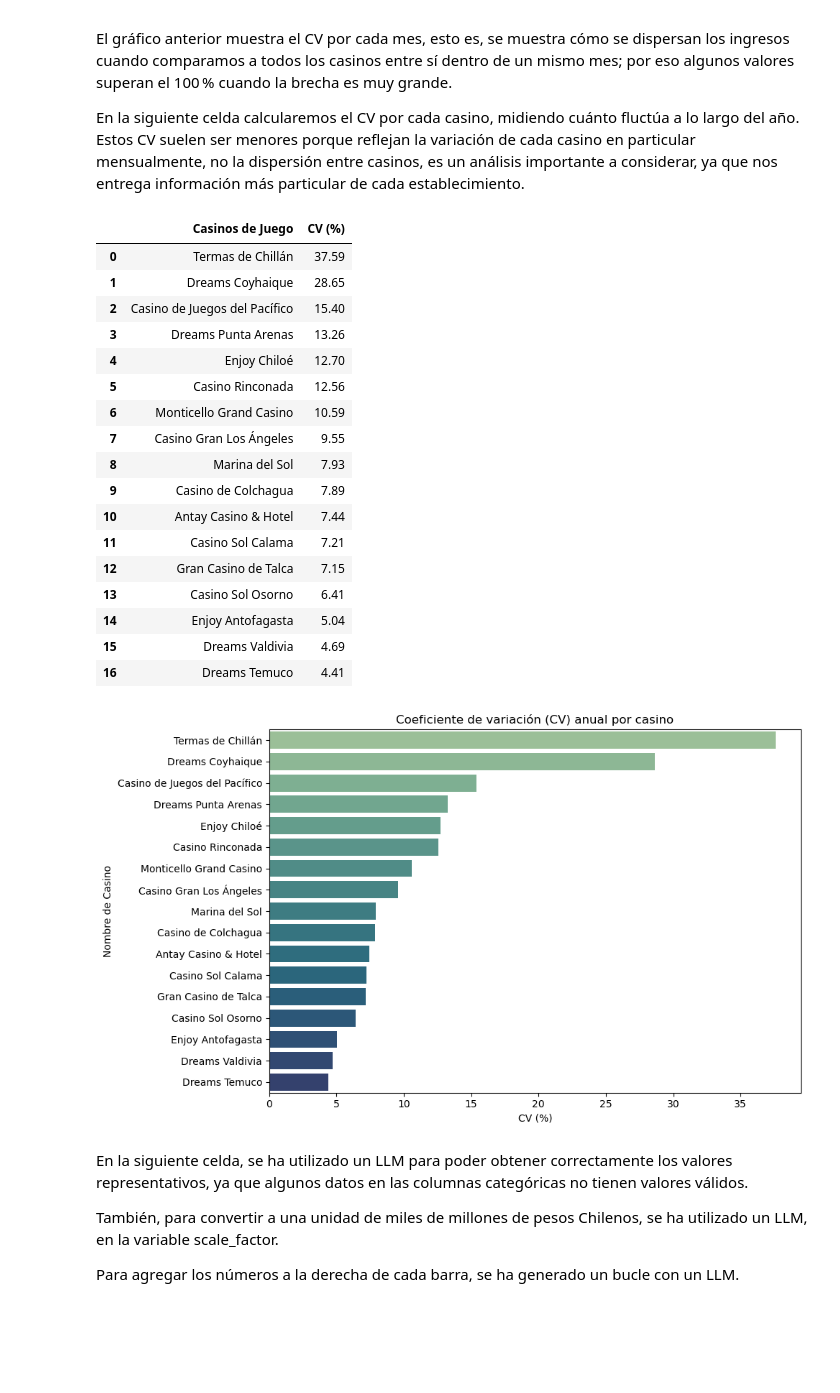
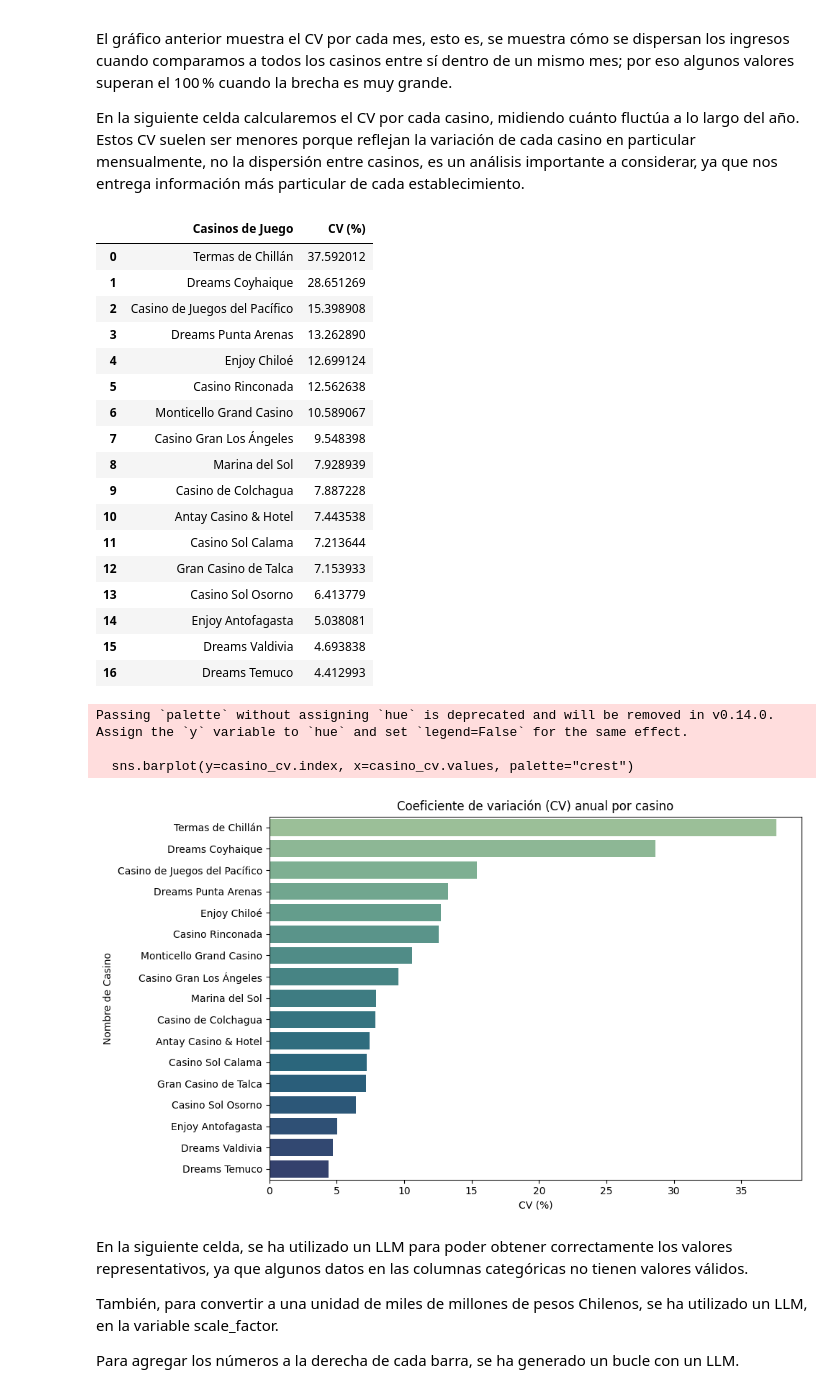
Before and after one commit to ReToxiE/Proyecto-IMT-2200-2-Grupo-5, a Jupyter notebook: notebooks/analisis_final.ipynb, the cells around one changed output. Saved outputs shown, nothing was run; the diff lists cells and outputs as text; code cells hidden in the pictures; blank space fills up the shorter version.

```diff
--- a/notebooks/analisis_final.ipynb
+++ b/notebooks/analisis_final.ipynb
@@ -491,9 +499,7 @@ else:
 ... (10 outputs left out)
 # %%
 # Variabilidad mensual y participación relativa
-MONTH_ORDER = [
-    "Enero","Febrero","Marzo","Abril","Mayo","Junio","Julio","Agosto","Septiembre","Octubre","Noviembre","Diciembre",
- ]
+MONTH_ORDER = ["Enero","Febrero","Marzo","Abril","Mayo","Junio","Julio","Agosto","Septiembre","Octubre","Noviembre","Diciembre",]
 
 monthly_columns = [col for col in MONTH_ORDER if col in df.columns]
 
@@ -517,9 +523,7 @@ plt.savefig(os.path.join(FIGURES_DIR, "cv_mensual.png"), dpi=150)
 plt.show()
 
 casino_cv = (df_months.std(axis=1) / df_months.mean(axis=1)).mul(100).sort_values(ascending=False) # Línea generada con AI
-cv_table = (
-    casino_cv.rename("CV (%)").reset_index().rename(columns={"index": "Casinos de Juego"}) # Línea generada con AI
- )
+cv_table = (casino_cv.rename("CV (%)").reset_index().rename(columns={"index": "Casinos de Juego"})) # Línea generada con AI
 display(cv_table)
 
 row_totals = df_months.sum(axis=1).replace(0, np.nan)
@@ -562,38 +569,40 @@ En la siguiente celda calcularemos el CV por cada casino, midiendo cuánto fluct
 Estos CV suelen ser menores porque reflejan la variación de cada casino en particular mensualmente, no la dispersión entre casinos, es un análisis importante a considerar, ya que nos entrega información más particular de cada establecimiento.
 # %%
 casino_cv = (df_months.std(axis=1) / df_months.mean(axis=1)).mul(100).sort_values(ascending=False)
-cv_table = (
-    casino_cv.rename("CV (%)").reset_index().rename(columns={"index": "Casinos de Juego"})
-)
+cv_table = (casino_cv.rename("CV (%)").reset_index().rename(columns={"index": "Casinos de Juego"}))
+
 display(cv_table)
 
 plt.figure(figsize=(10, 6))
 sns.barplot(y=casino_cv.index, x=casino_cv.values, palette="crest")
 plt.title("Coeficiente de variación (CV) anual por casino")
 plt.xlabel("CV (%)")
 plt.ylabel("Nombre de Casino")
 plt.tight_layout()
 plt.savefig(os.path.join(FIGURES_DIR, "cv_por_casino.png"), dpi=150)
 plt.show()
 # %% [output]
 |  | Casinos de Juego | CV (%) |
-| 0 | Termas de Chillán | 37.59 |
-| 1 | Dreams Coyhaique | 28.65 |
-| 2 | Casino de Juegos del Pacífico | 15.40 |
-| 3 | Dreams Punta Arenas | 13.26 |
-| 4 | Enjoy Chiloé | 12.70 |
-| 5 | Casino Rinconada | 12.56 |
-| 6 | Monticello Grand Casino | 10.59 |
-| 7 | Casino Gran Los Ángeles | 9.55 |
-| 8 | Marina del Sol | 7.93 |
-| 9 | Casino de Colchagua | 7.89 |
-| 10 | Antay Casino & Hotel | 7.44 |
-| 11 | Casino Sol Calama | 7.21 |
-| 12 | Gran Casino de Talca | 7.15 |
-| 13 | Casino Sol Osorno | 6.41 |
-| 14 | Enjoy Antofagasta | 5.04 |
-| 15 | Dreams Valdivia | 4.69 |
-| 16 | Dreams Temuco | 4.41 |
+| 0 | Termas de Chillán | 37.592012 |
+| 1 | Dreams Coyhaique | 28.651269 |
+| 2 | Casino de Juegos del Pacífico | 15.398908 |
+| 3 | Dreams Punta Arenas | 13.262890 |
+| 4 | Enjoy Chiloé | 12.699124 |
+| 5 | Casino Rinconada | 12.562638 |
+| 6 | Monticello Grand Casino | 10.589067 |
+| 7 | Casino Gran Los Ángeles | 9.548398 |
+| 8 | Marina del Sol | 7.928939 |
+| 9 | Casino de Colchagua | 7.887228 |
+| 10 | Antay Casino & Hotel | 7.443538 |
+| 11 | Casino Sol Calama | 7.213644 |
+| 12 | Gran Casino de Talca | 7.153933 |
+| 13 | Casino Sol Osorno | 6.413779 |
+| 14 | Enjoy Antofagasta | 5.038081 |
+| 15 | Dreams Valdivia | 4.693838 |
+| 16 | Dreams Temuco | 4.412993 |
+Passing `palette` without assigning `hue` is deprecated and will be removed in v0.14.0. Assign the `y` variable to `hue` and set `legend=False` for the same effect.
+
+  sns.barplot(y=casino_cv.index, x=casino_cv.values, palette="crest")
 [figure]
 # %% [markdown]
 En la siguiente celda, se ha utilizado un LLM para poder obtener correctamente los valores representativos, ya que algunos datos en las columnas categóricas no tienen valores válidos.
```
Also changed, not shown: parts of 32 cells of this notebook.
